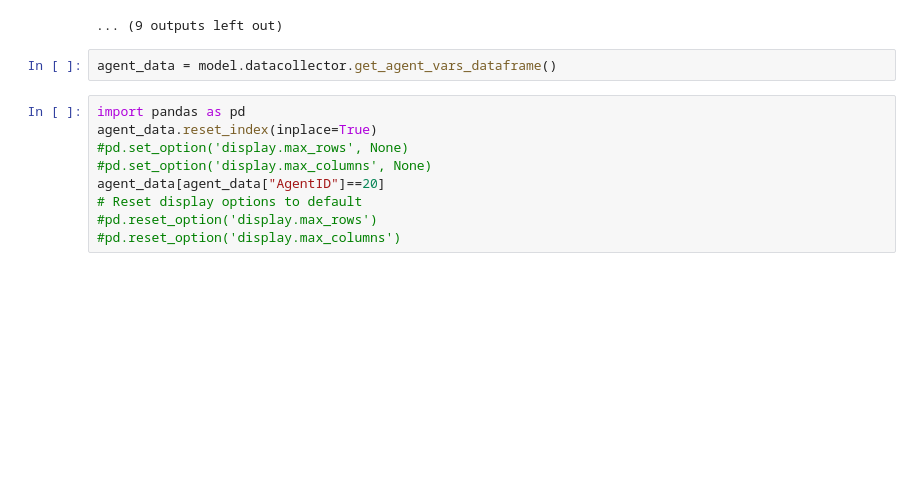
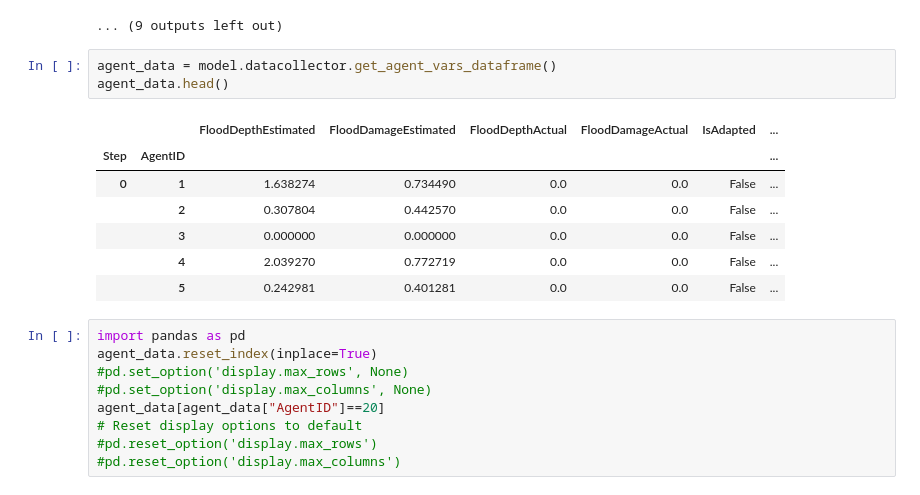
Before and after one commit to ctezgec/abm, a Jupyter notebook: model/demo.ipynb, the cells around one changed output. Saved outputs shown, nothing was run; the diff lists cells and outputs as text; blank space fills up the shorter version.

```diff
--- a/model/demo.ipynb
+++ b/model/demo.ipynb
@@ -75,6 +75,15 @@ for step in range(100):
 ... (9 outputs left out)
 # %%
 agent_data = model.datacollector.get_agent_vars_dataframe()
+agent_data.head()
+# %% [output]
+|  |  | FloodDepthEstimated | FloodDamageEstimated | FloodDepthActual | FloodDamageActual | IsAdapted | ... |
+| Step | AgentID |  |  |  |  |  | ... |
+| 0 | 1 | 1.638274 | 0.734490 | 0.0 | 0.0 | False | ... |
+|  | 2 | 0.307804 | 0.442570 | 0.0 | 0.0 | False | ... |
+|  | 3 | 0.000000 | 0.000000 | 0.0 | 0.0 | False | ... |
+|  | 4 | 2.039270 | 0.772719 | 0.0 | 0.0 | False | ... |
+|  | 5 | 0.242981 | 0.401281 | 0.0 | 0.0 | False | ... |
 # %%
 import pandas as pd
 agent_data.reset_index(inplace=True)
```
Also changed, not shown: parts of 3 cells of this notebook, 3 other files.
